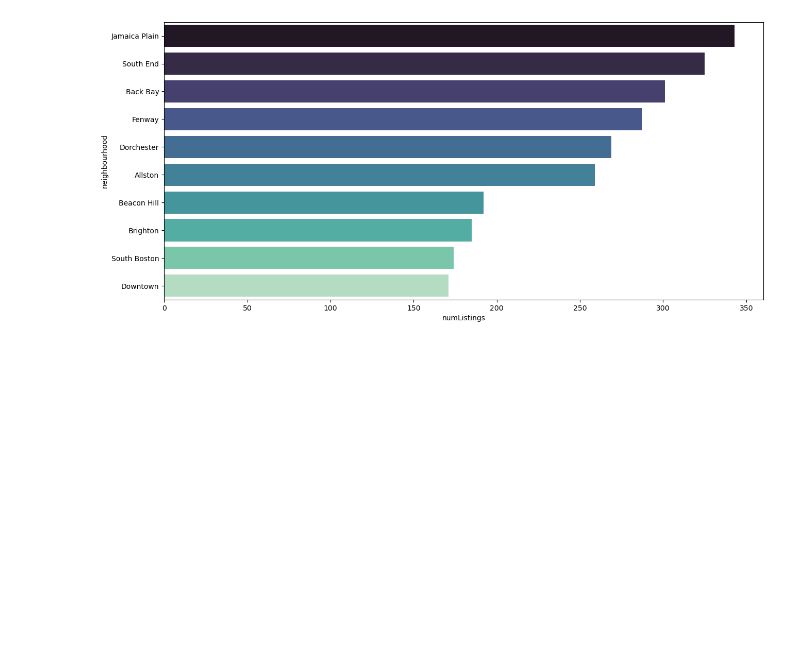
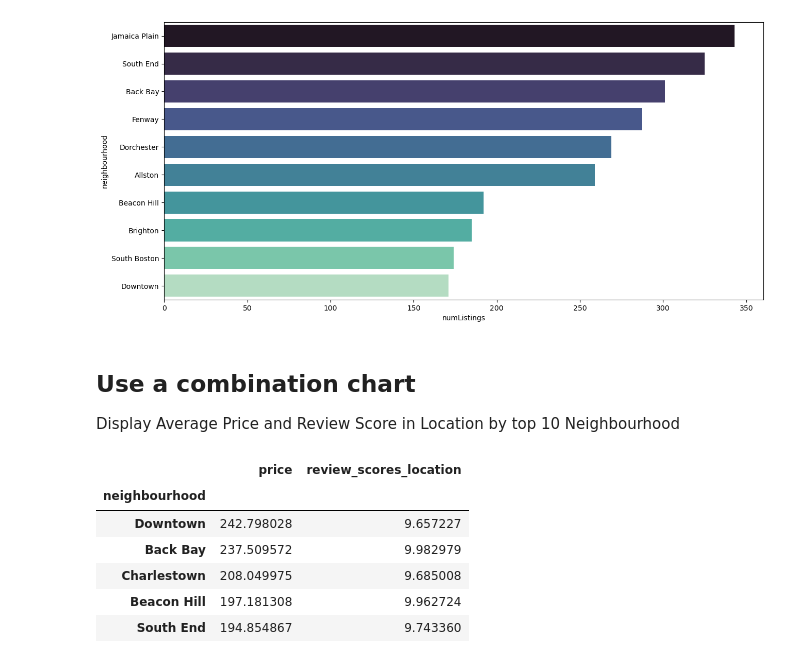
Before and after one commit to Suhong88/AA630_Spring2023, a Jupyter notebook: #5 Boston Airbnb Data Visualization-end.ipynb, the cells around one changed output. Cells and saved outputs as stored; diff of their text form; code cells hidden in the pictures; blank space fills up the shorter version.

```diff
--- a/#5 Boston Airbnb Data Visualization-end.ipynb
+++ b/#5 Boston Airbnb Data Visualization-end.ipynb
@@ -684,3 +684,22 @@ sns.barplot(
 # %% [output]
 <AxesSubplot:xlabel='numListings', ylabel='neighbourhood'>
 [figure]
+# %% [markdown]
+## Use a combination chart
+
+Display Average Price and Review Score in Location by top 10 Neighbourhood
+# %%
+top10=df.groupby('neighbourhood')['review_scores_location'].mean().nlargest(10).index
+
+df_result=df[df.neighbourhood.isin(top10)].groupby('neighbourhood')['price', 'review_scores_location']\
+.mean().sort_values(by=['price'], ascending=False)
+
+df_result.head()
+# %% [output]
+|  | price | review_scores_location |
+| neighbourhood |  |  |
+| Downtown | 242.798028 | 9.657227 |
+| Back Bay | 237.509572 | 9.982979 |
+| Charlestown | 208.049975 | 9.685008 |
+| Beacon Hill | 197.181308 | 9.962724 |
+| South End | 194.854867 | 9.743360 |
```
Also changed, not shown: parts of 1 cell of this notebook, 1 other file.
